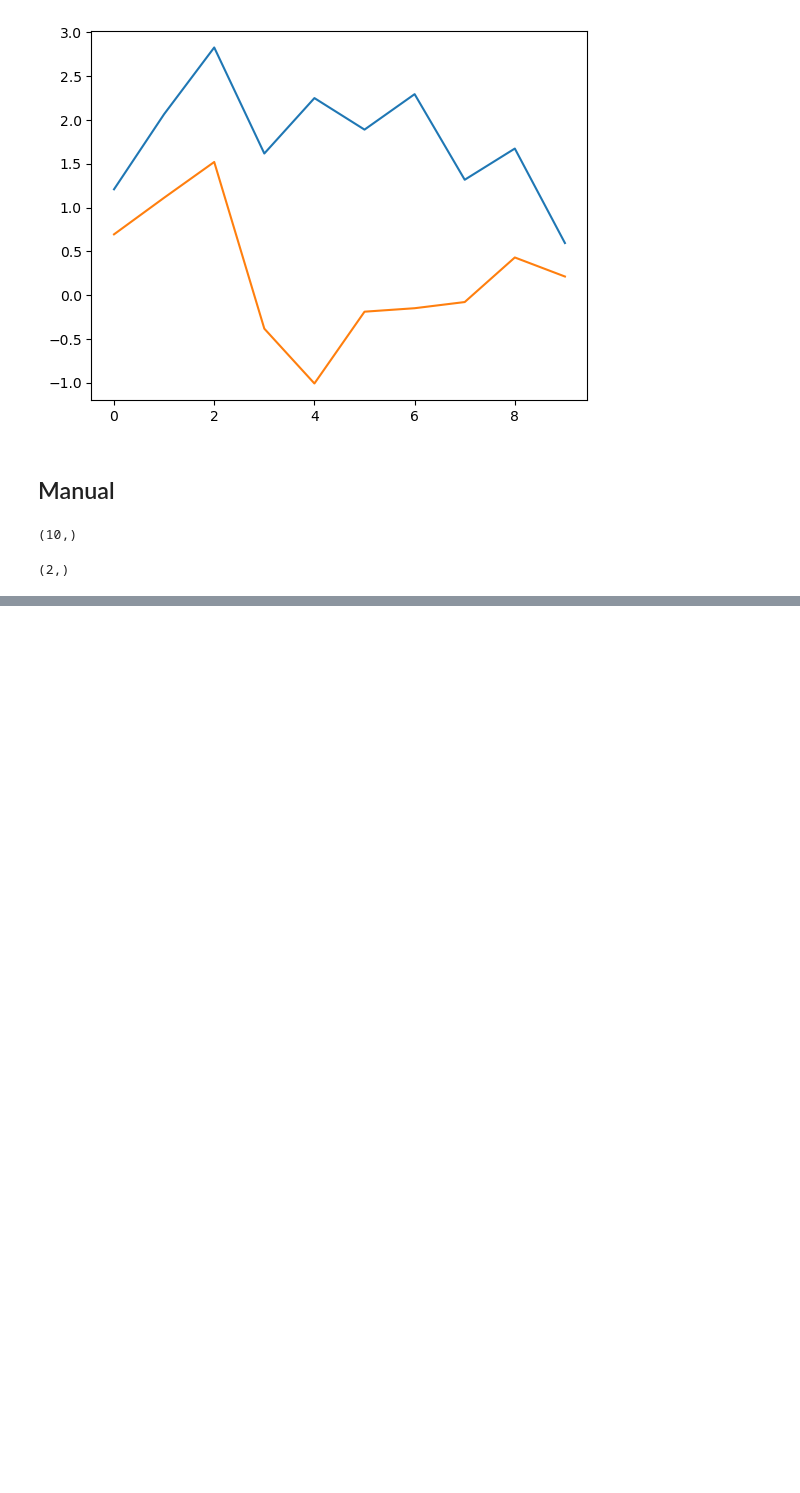
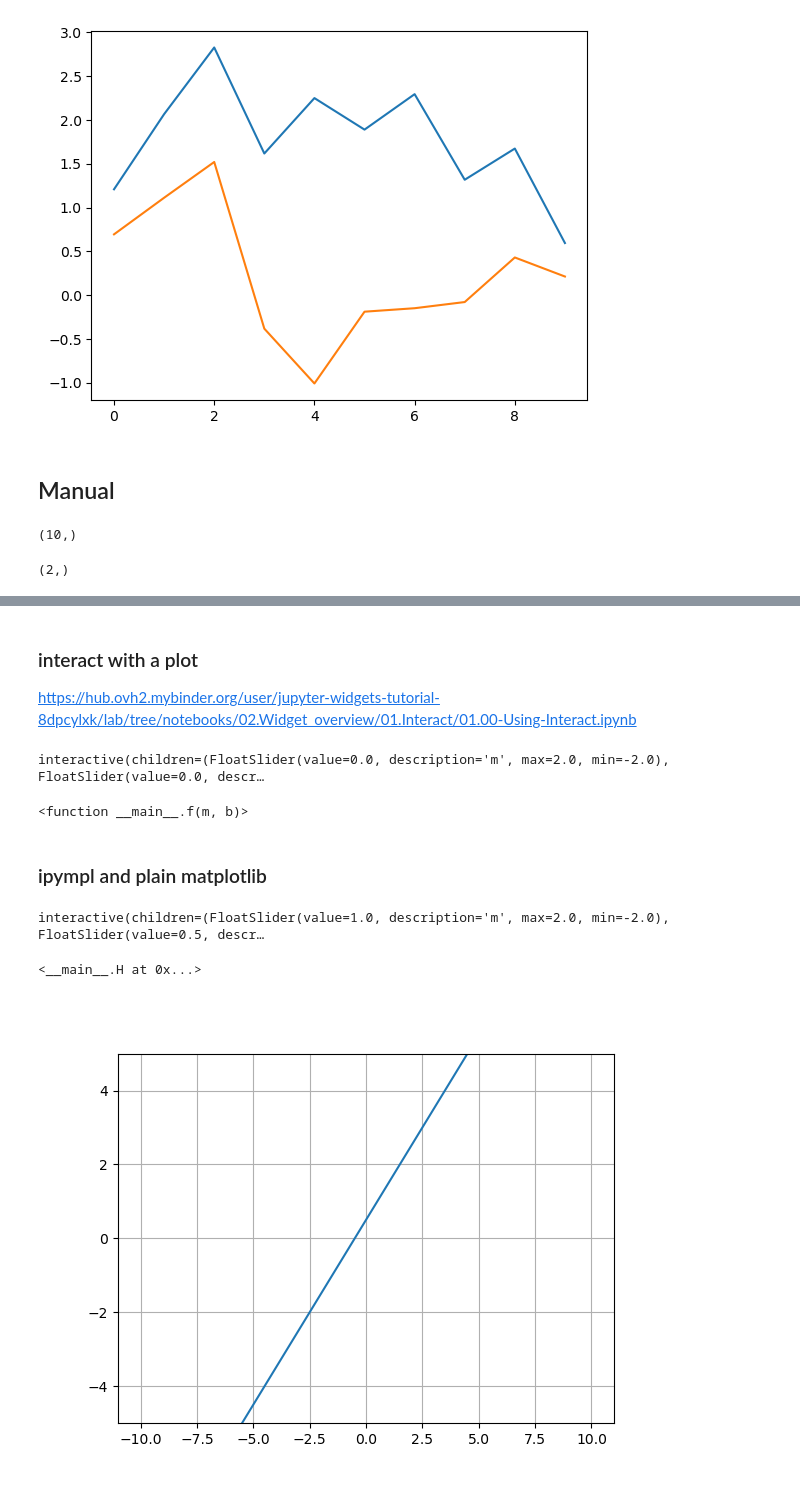
Before and after one commit to FSpanhel/plv_1, a Jupyter notebook: _analyze_data.ipynb, the cells around one changed output, grey strips where cells are left out. Cells and saved outputs as stored; diff of their text form; code cells hidden in the pictures; blank space fills up the shorter version.

```diff
--- a/_analyze_data.ipynb
+++ b/_analyze_data.ipynb
@@ -255,0 +334,18 @@ del dta["YEAR"]
+# %%
+slider = widgets.FloatSlider(
+    value=7.5,
+    min=5.0,
+    max=10.0,
+    step=0.1,
+    description='Input:',
+)
+
+b = widgets.FloatSlider(
+    value=7.5,
+    min=5.0,
+    max=10.0,
+    step=0.1,
+    description='Input:',
+)
+
+slider
@@ -255,0 +377,23 @@ del dta["YEAR"]
+# %% [markdown]
+### interact with a plot
+https://hub.ovh2.mybinder.org/user/jupyter-widgets-tutorial-8dpcylxk/lab/tree/notebooks/02.Widget_overview/01.Interact/01.00-Using-Interact.ipynb
+# %%
+# not optimal because figure is redrawn every time
+import matplotlib.pyplot as plt
+from ipywidgets import interact
+import matplotlib.pyplot as plt
+import numpy as np
+
+def f(m, b):
+    fig = plt.figure()
+    plt.clf()
+    plt.grid()
+    x = np.linspace(-10, 10, num=1000)
+    plt.plot(x, m * x + b)
+    plt.ylim(-5, 5)
+    plt.show()
+
+interact(f, m=(-2.0, 2.0), b=(-3, 3, 0.5))
+# %% [output]
+interactive(children=(FloatSlider(value=0.0, description='m', max=2.0, min=-2.0), FloatSlider(value=0.0, descr…
+<function __main__.f(m, b)>
@@ -255,0 +402,27 @@ del dta["YEAR"]
+# %% [markdown]
+### ipympl and plain matplotlib
+# %%
+# Activate the widget based backend.
+%matplotlib ipympl
+
+class H:
+    def __init__(self):
+        x = np.linspace(-10, 10, num=1000)
+        fig, ax = plt.subplots()
+        ax.grid()
+        ax.set_ylim(-5, 5)
+        # Initialize a plot object with y = x. We'll be modifying y below.
+        # This returns a list of `.Line2D` representing the plotted data. We grab the first one -- we only have 1 series.
+        line = ax.plot(x, x)[0]
+
+        @interact(m=(-2.0, 2.0), b=(-3, 3, 0.5))
+        def update_line(m=1, b=0.5):
+            line.set_ydata(m * x + b)
+            # Request a widget redraw.
+            fig.canvas.draw_idle()
+
+H()
+# %% [output]
+interactive(children=(FloatSlider(value=1.0, description='m', max=2.0, min=-2.0), FloatSlider(value=0.5, descr…
+<__main__.H at 0x...>
+[figure, added]
```
Also changed, not shown: parts of 45 cells of this notebook, 4 other files.
